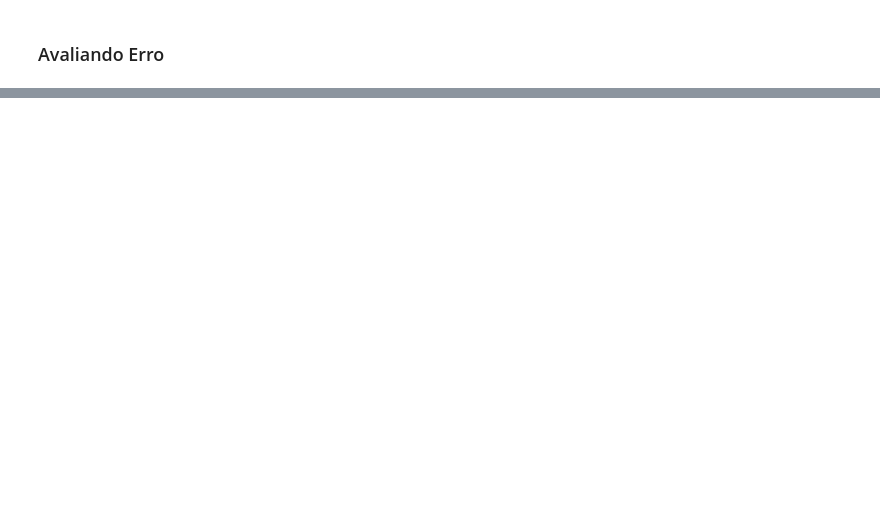
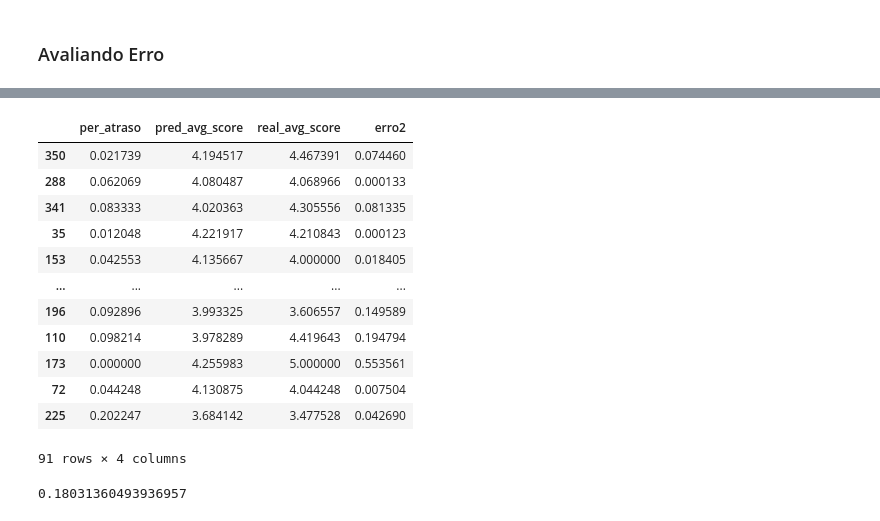
Before and after one commit to pedroteche-ih/79_PT_JUN2022, a Jupyter notebook: aulas/79 DA PT JUN-2022 Regressão Linear I.ipynb, the cells around one changed output, grey strips where cells are left out. Cells and saved outputs as stored; diff of their text form; code cells hidden in the pictures; blank space fills up the shorter version.

```diff
--- a/aulas/79 DA PT JUN-2022 Regressão Linear I.ipynb
+++ b/aulas/79 DA PT JUN-2022 Regressão Linear I.ipynb
@@ -128,5 +262,24 @@ lm_fit.fit(X_train, y_train)
 X_test['pred_avg_score'] = lm_fit.predict(X_test)
 X_test['real_avg_score'] = y_test
 X_test['erro2'] = (X_test['real_avg_score'] - X_test['pred_avg_score'])**2
+# %%
+X_test
+# %% [output]
+|  | per_atraso | pred_avg_score | real_avg_score | erro2 |
+| 350 | 0.021739 | 4.194517 | 4.467391 | 0.074460 |
+| 288 | 0.062069 | 4.080487 | 4.068966 | 0.000133 |
+| 341 | 0.083333 | 4.020363 | 4.305556 | 0.081335 |
+| 35 | 0.012048 | 4.221917 | 4.210843 | 0.000123 |
+| 153 | 0.042553 | 4.135667 | 4.000000 | 0.018405 |
+| ... | ... | ... | ... | ... |
+| 196 | 0.092896 | 3.993325 | 3.606557 | 0.149589 |
+| 110 | 0.098214 | 3.978289 | 4.419643 | 0.194794 |
+| 173 | 0.000000 | 4.255983 | 5.000000 | 0.553561 |
+| 72 | 0.044248 | 4.130875 | 4.044248 | 0.007504 |
+| 225 | 0.202247 | 3.684142 | 3.477528 | 0.042690 |
+91 rows × 4 columns
 # %%
-np.sqrt(X_test['erro2'].mean())
+RMSE = np.sqrt(X_test['erro2'].mean()) # Root Mean Square Error
+print(RMSE)
+# %% [output]
+0.18031360493936957
```
Also changed, not shown: parts of 30 cells of this notebook, 1 other file.
